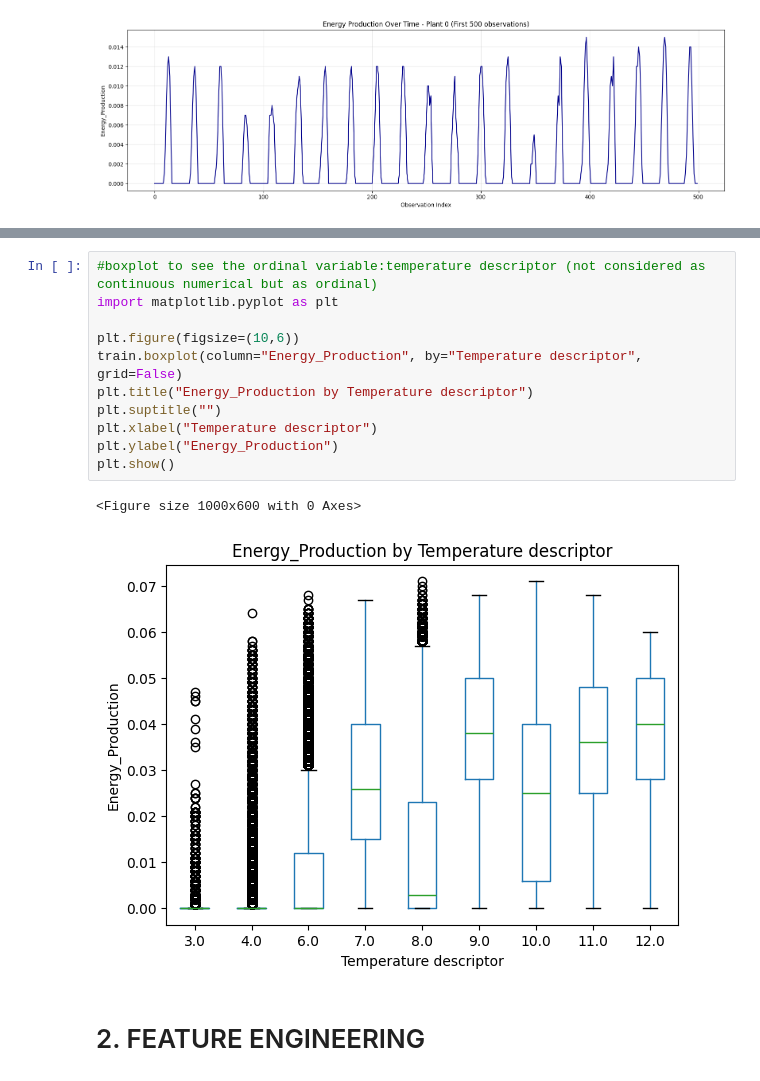
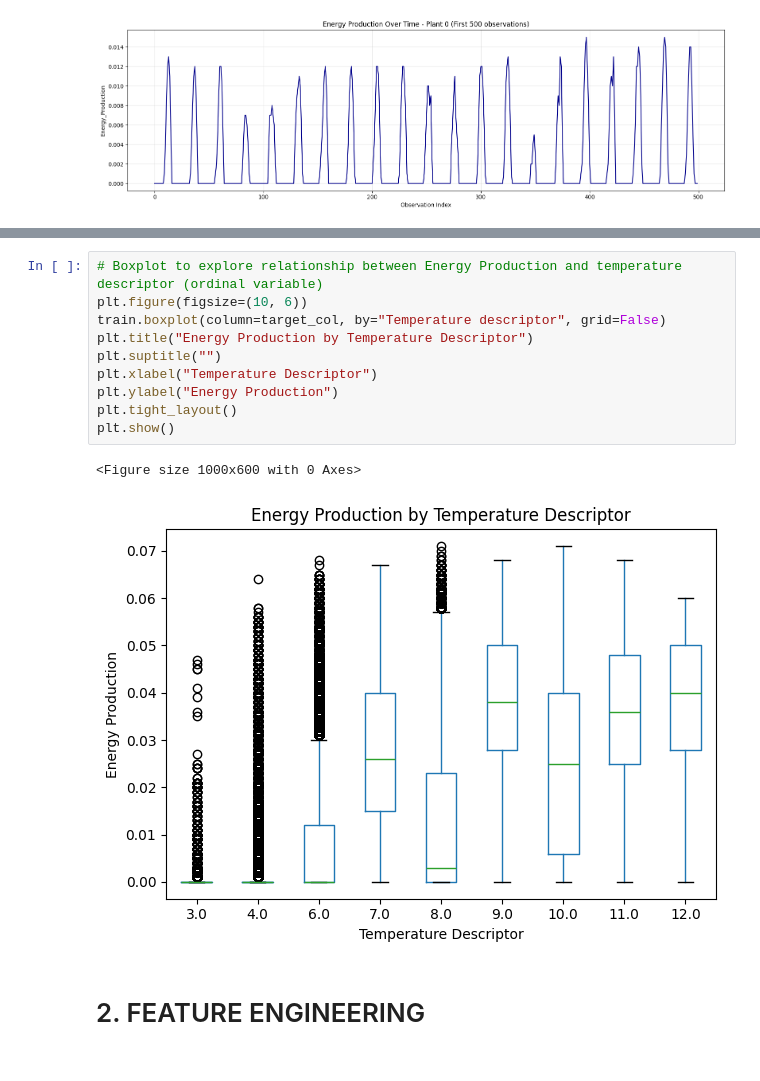
Before and after one commit to Katpst/Solar-Energy-Production-Forecasting, a Jupyter notebook: ML_Forecasting.ipynb, the cells around one changed output, grey strips where cells are left out. Saved outputs shown, nothing was run; the diff lists cells and outputs as text.

```diff
--- a/ML_Forecasting.ipynb
+++ b/ML_Forecasting.ipynb
@@ -398,17 +410,16 @@ plt.show()
 # %%
-#boxplot to see the ordinal variable:temperature descriptor (not considered as continuous numerical but as ordinal)
-import matplotlib.pyplot as plt
-
-plt.figure(figsize=(10,6))
-train.boxplot(column="Energy_Production", by="Temperature descriptor", grid=False)
-plt.title("Energy_Production by Temperature descriptor")
+# Boxplot to explore relationship between Energy Production and temperature descriptor (ordinal variable)
+plt.figure(figsize=(10, 6))
+train.boxplot(column=target_col, by="Temperature descriptor", grid=False)
+plt.title("Energy Production by Temperature Descriptor")
 plt.suptitle("")
-plt.xlabel("Temperature descriptor")
-plt.ylabel("Energy_Production")
+plt.xlabel("Temperature Descriptor")
+plt.ylabel("Energy Production")
+plt.tight_layout()
 plt.show()
 # %% [output]
 <Figure size 1000x600 with 0 Axes>
-[figure, old version]
+[figure, new version]
 # %% [markdown]
 # 2. FEATURE ENGINEERING
 # %%
```
Also changed, not shown: parts of 9 cells of this notebook.
